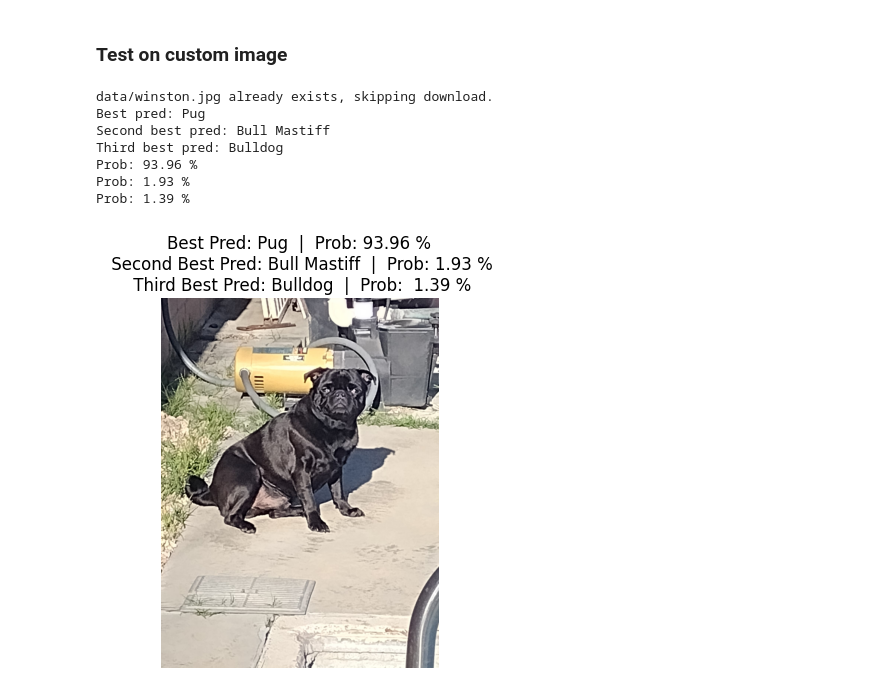
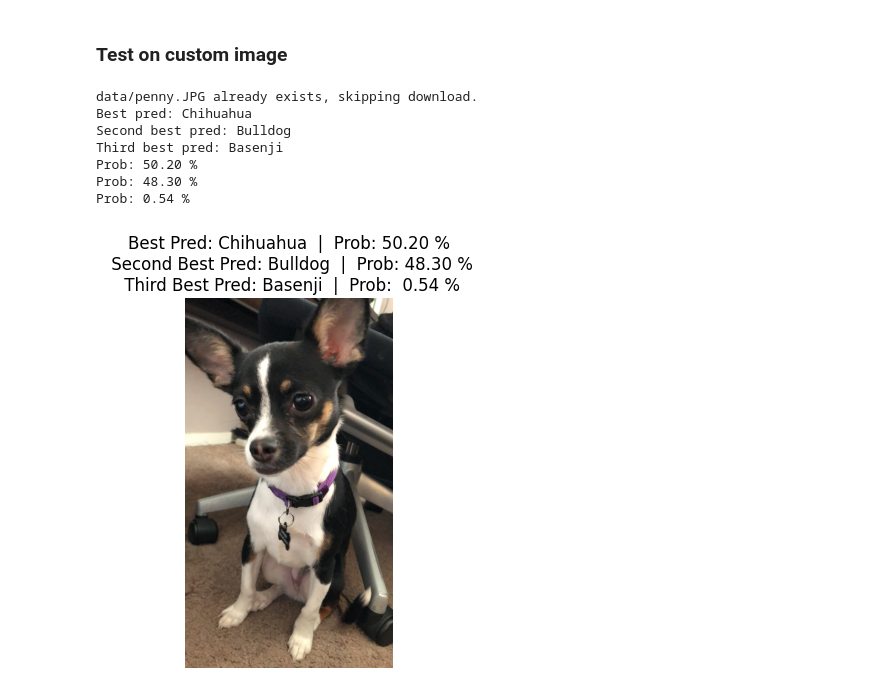
Before and after one commit to ceiaram/Dog-Breed-Classification, a Jupyter notebook: dog_breed_image_classifier.ipynb, the cells around one changed output. Cells and saved outputs as stored; diff of their text form; code cells hidden in the pictures.

```diff
--- a/dog_breed_image_classifier.ipynb
+++ b/dog_breed_image_classifier.ipynb
@@ -1112,27 +1117,27 @@ Prob: 0.18 %
 # %%
 import requests
 
 # Setup custom datapath
-custom_image_path = data_path / "winston.jpg"
+custom_image_path = data_path / "penny.JPG"
 
 # Download the image if it doesn't already exist
 if not custom_image_path.is_file():
     with open(custom_image_path, "wb") as f:
         print(f"Downloading {custom_image_path}...")
 else:
     print(f"{custom_image_path} already exists, skipping download.")
 
 # Predict on custom image
 pred_and_plot_image(model=loaded_model,
                     image_path=custom_image_path,
                     class_names=class_names
                     )
 # %% [output]
-data/winston.jpg already exists, skipping download.
-Best pred: Pug
-Second best pred: Bull Mastiff
-Third best pred: Bulldog
-Prob: 93.96 %
-Prob: 1.93 %
-Prob: 1.39 %
+data/penny.JPG already exists, skipping download.
+Best pred: Chihuahua
+Second best pred: Bulldog
+Third best pred: Basenji
+Prob: 50.20 %
+Prob: 48.30 %
+Prob: 0.54 %
-[figure, old version]
+[figure, new version]
```
Also changed, not shown: parts of 4 cells of this notebook, 5 other files.
